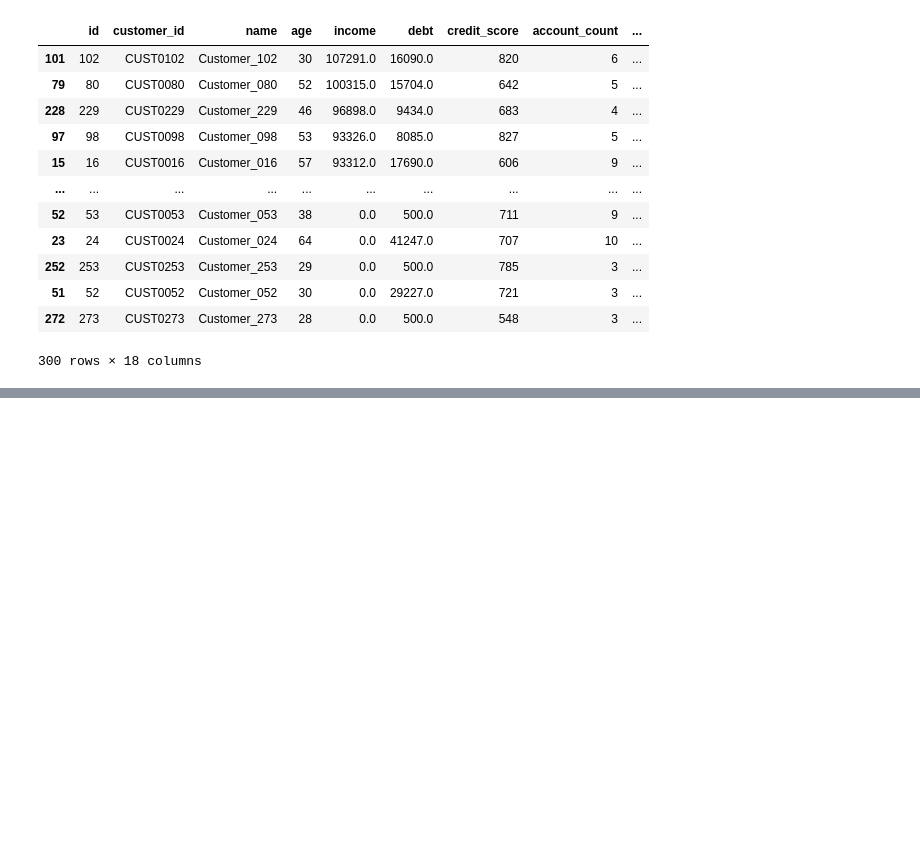
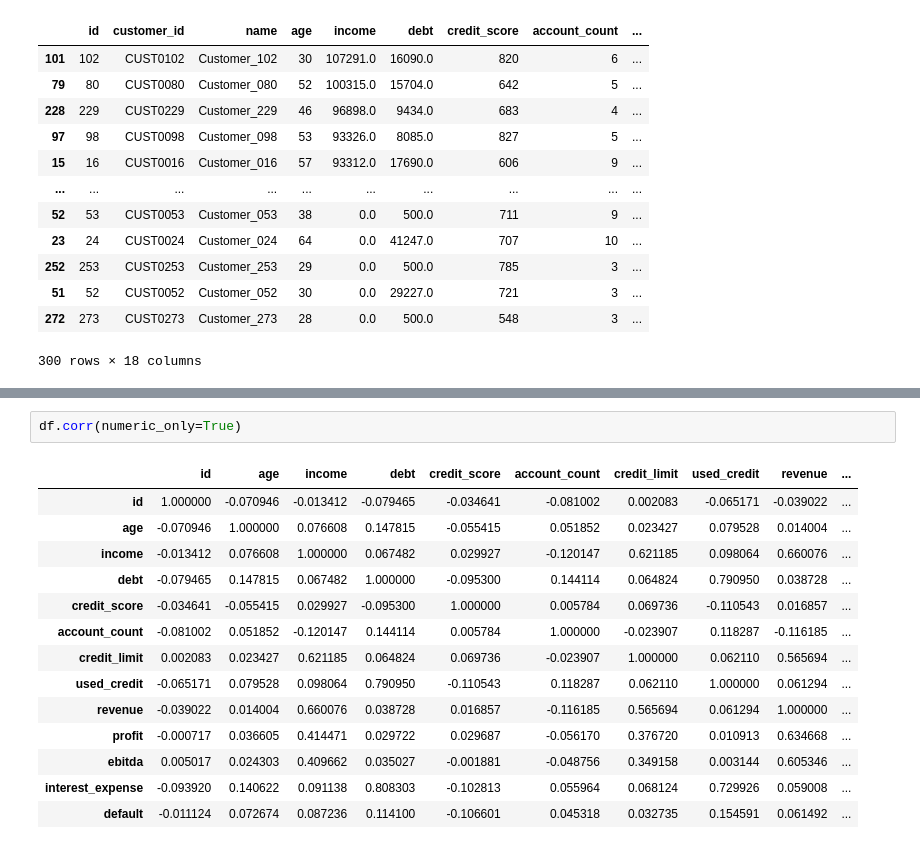
Before and after one commit to TheUnnamedOne-design/Generative-AI-and-Machine-Learning, a Jupyter notebook: Learning_Codes/Pandas_practise.ipynb, the cells around one changed output, grey strips where cells are left out. Drawn from its saved outputs; the diff is of its cells as text; blank space fills up the shorter version.

```diff
--- a/Learning_Codes/Pandas_practise.ipynb
+++ b/Learning_Codes/Pandas_practise.ipynb
@@ -245,0 +283,17 @@ df.sort_values("income",ascending=False)
+# %%
+df.corr(numeric_only=True)
+# %% [output]
+|  | id | age | income | debt | credit_score | account_count | credit_limit | used_credit | revenue | ... |
+| id | 1.000000 | -0.070946 | -0.013412 | -0.079465 | -0.034641 | -0.081002 | 0.002083 | -0.065171 | -0.039022 | ... |
+| age | -0.070946 | 1.000000 | 0.076608 | 0.147815 | -0.055415 | 0.051852 | 0.023427 | 0.079528 | 0.014004 | ... |
+| income | -0.013412 | 0.076608 | 1.000000 | 0.067482 | 0.029927 | -0.120147 | 0.621185 | 0.098064 | 0.660076 | ... |
+| debt | -0.079465 | 0.147815 | 0.067482 | 1.000000 | -0.095300 | 0.144114 | 0.064824 | 0.790950 | 0.038728 | ... |
+| credit_score | -0.034641 | -0.055415 | 0.029927 | -0.095300 | 1.000000 | 0.005784 | 0.069736 | -0.110543 | 0.016857 | ... |
+| account_count | -0.081002 | 0.051852 | -0.120147 | 0.144114 | 0.005784 | 1.000000 | -0.023907 | 0.118287 | -0.116185 | ... |
+| credit_limit | 0.002083 | 0.023427 | 0.621185 | 0.064824 | 0.069736 | -0.023907 | 1.000000 | 0.062110 | 0.565694 | ... |
+| used_credit | -0.065171 | 0.079528 | 0.098064 | 0.790950 | -0.110543 | 0.118287 | 0.062110 | 1.000000 | 0.061294 | ... |
+| revenue | -0.039022 | 0.014004 | 0.660076 | 0.038728 | 0.016857 | -0.116185 | 0.565694 | 0.061294 | 1.000000 | ... |
+| profit | -0.000717 | 0.036605 | 0.414471 | 0.029722 | 0.029687 | -0.056170 | 0.376720 | 0.010913 | 0.634668 | ... |
+| ebitda | 0.005017 | 0.024303 | 0.409662 | 0.035027 | -0.001881 | -0.048756 | 0.349158 | 0.003144 | 0.605346 | ... |
+| interest_expense | -0.093920 | 0.140622 | 0.091138 | 0.808303 | -0.102813 | 0.055964 | 0.068124 | 0.729926 | 0.059008 | ... |
+| default | -0.011124 | 0.072674 | 0.087236 | 0.114100 | -0.106601 | 0.045318 | 0.032735 | 0.154591 | 0.061492 | ... |
```
Also changed, not shown: parts of 11 cells of this notebook.
